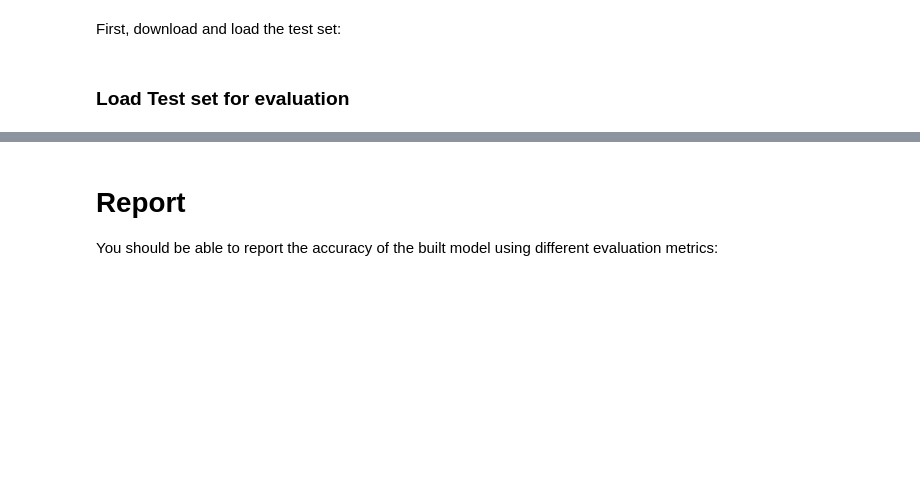
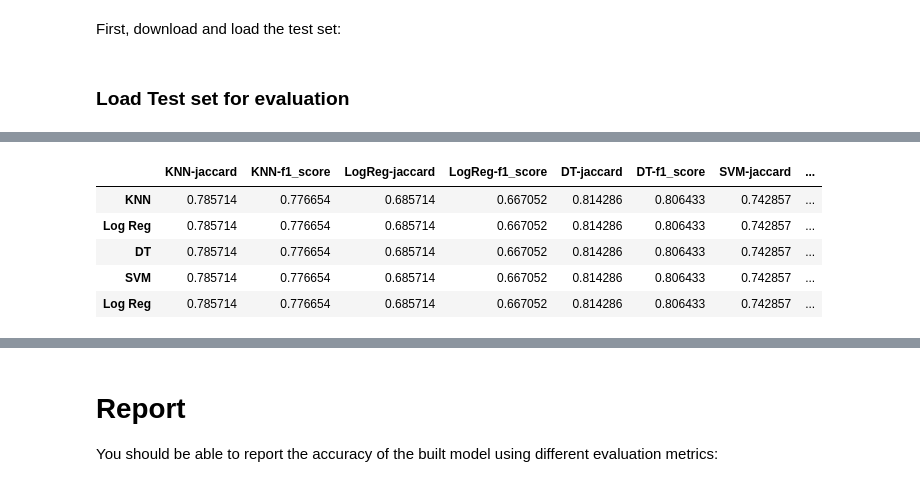
Before and after one commit to HanuPriyaSaravanan/Classification, a Jupyter notebook: Notebook.ipynb, the cells around one changed output, grey strips where cells are left out. Cells and saved outputs as stored; diff of their text form; code cells hidden in the pictures; blank space fills up the shorter version.

```diff
--- a/Notebook.ipynb
+++ b/Notebook.ipynb
@@ -307,0 +592,8 @@ test_df.head()
+# %%
+testScores['DT-f1_score']=f1_score( y_testset, predTree, average='weighted')
+# %%
+testScores['SVM-jaccard']=jaccard_similarity_score(y_testset, svm_pred)
+# %%
+testScores['SVM-f1_score']=f1_score(y_testset, svm_pred,average='weighted')
+# %%
+testScores['LogReg-logloss']=log_loss(y_testset, lr_prob)
@@ -307,0 +612,10 @@ test_df.head()
+# %%
+i=['KNN','Log Reg','DT', 'SVM','Log Reg']
+pd.DataFrame(testScores,index=i)
+# %% [output]
+|  | KNN-jaccard | KNN-f1_score | LogReg-jaccard | LogReg-f1_score | DT-jaccard | DT-f1_score | SVM-jaccard | ... |
+| KNN | 0.785714 | 0.776654 | 0.685714 | 0.667052 | 0.814286 | 0.806433 | 0.742857 | ... |
+| Log Reg | 0.785714 | 0.776654 | 0.685714 | 0.667052 | 0.814286 | 0.806433 | 0.742857 | ... |
+| DT | 0.785714 | 0.776654 | 0.685714 | 0.667052 | 0.814286 | 0.806433 | 0.742857 | ... |
+| SVM | 0.785714 | 0.776654 | 0.685714 | 0.667052 | 0.814286 | 0.806433 | 0.742857 | ... |
+| Log Reg | 0.785714 | 0.776654 | 0.685714 | 0.667052 | 0.814286 | 0.806433 | 0.742857 | ... |
```
Also changed, not shown: parts of 54 cells of this notebook.
